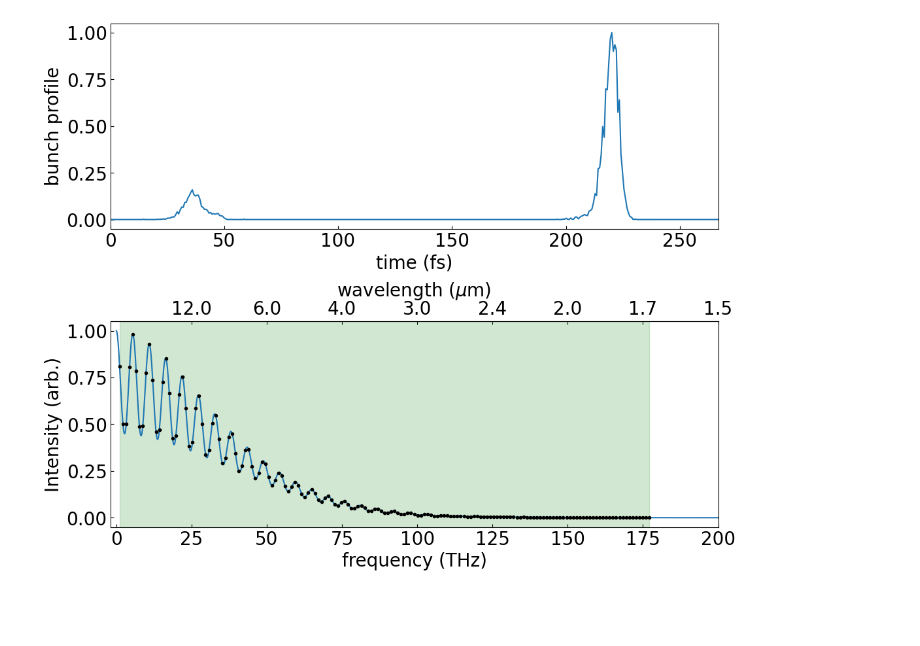
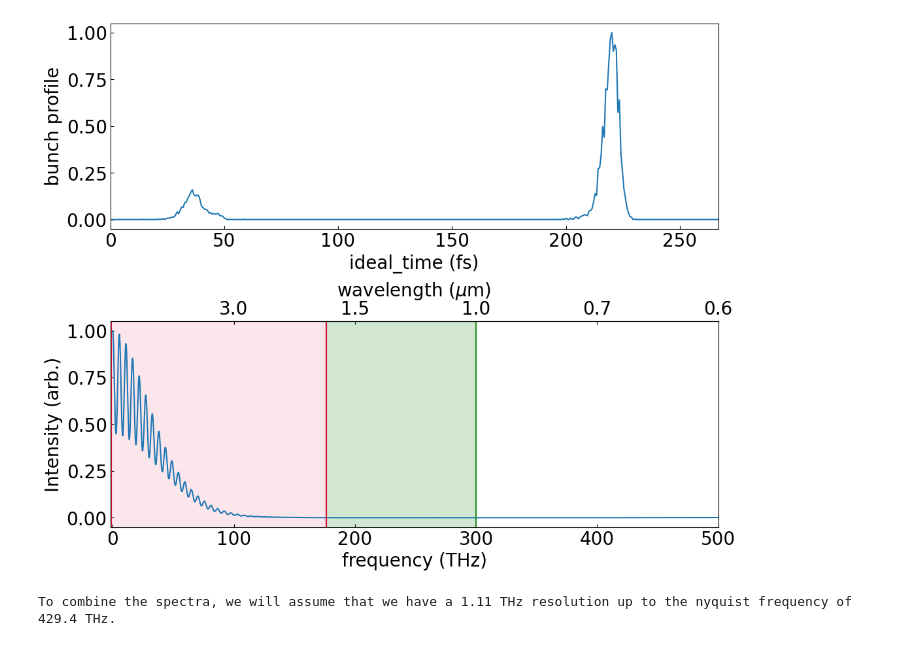
Before and after one commit to Jammi-Dodgers/THz-interferometry, a Jupyter notebook: interferometry/kramers_kronig.ipynb, the cells around one changed output. Drawn from its saved outputs; the diff is of its cells as text; code cells hidden in the pictures; blank space fills up the shorter version.

Commit message:
Improved KK and added interpolation between spectra

```diff
--- a/interferometry/kramers_kronig.ipynb
+++ b/interferometry/kramers_kronig.ipynb
@@ -80,18 +80,17 @@ number_of_samples = len(time)
 # %%
 padding = 10000 # number of samples to zero padd at the end of the bunch
 
-time = np.append(time, time[-1] +sampling_period*np.arange(padding))
-bunch_profile = np.append(bunch_profile, np.zeros(padding))
-new_number_of_samples = len(bunch_profile) # = number_of_samples +padding
+ideal_time = np.append(ideal_time, ideal_time[-1] +ideal_sampling_period*np.arange(padding))
+ideal_bunch = np.append(ideal_bunch, np.zeros(padding))
+padded_N = len(ideal_bunch) # = ideal_N +padding
 
-#time = np.append(sampling_period*np.arange(new_number_of_samples-2) -time[-1], time)
-#bunch_profile = np.append(np.zeros(new_number_of_samples -2), bunch_profile)
-#new_number_of_samples = len(bunch_profile)
+#ideal_time = np.append(ideal_sampling_period*np.arange(padded_N-2) -ideal_time[-1], ideal_time)
+#ideal_bunch = np.append(np.zeros(padded_N -2), ideal_bunch)
+#padded_N = len(ideal_bunch)
 # %%
-FT = np.fft.rfft(bunch_profile, norm= "forward")
-FT_freqs = np.fft.rfftfreq(new_number_of_samples, sampling_period)
+ideal_CFF = np.fft.rfft(ideal_bunch, norm= "forward")
+ideal_CFF /= np.max(ideal_CFF) #normalise to peak
+ideal_freqs = np.fft.rfftfreq(padded_N, ideal_sampling_period)
 
-FF = np.fft.rfft(bunch_profile, norm= "forward")
-FF = np.abs(FF)**2
-FF /= np.max(FF) #normalise to peak
-FF_freqs = np.fft.rfftfreq(new_number_of_samples, sampling_period)
+ideal_FF = np.abs(ideal_CFF)**2
+ideal_FF /= np.max(ideal_FF) #normalise to peak
@@ -101,18 +124,25 @@ mock_measurement = np.interp(mock_datapoints, FF_freqs, FF)
 # %%
 fig, axs = plt.subplots(2, 1, figsize= (12, 10), gridspec_kw= {"hspace": 0.45})
 
-axs[0].plot(time *1e15, bunch_profile)
-axs[0].set(xlabel= "time (fs)", ylabel= "bunch profile", xlim= (0, number_of_samples*sampling_period*1e15))
+axs[0].plot(ideal_time *1e15, ideal_bunch)
+axs[0].set(xlabel= "ideal_time (fs)", ylabel= "bunch profile", xlim= (0, ideal_N*ideal_sampling_period*1e15))
 
-axs[1].plot(FF_freqs *1e-12, FF)
-axs[1].plot(mock_datapoints *1e-12, mock_measurement, linestyle= "None", marker= ".", color= "k")
-axs[1].set(xlabel= "frequency (THz)", ylabel= "Intensity (arb.)", xlim= (-2, 200))
-axs[1].fill_betweenx([0,1], 2*[mock_datapoints.min() *1e-12], 2*[mock_datapoints.max() *1e-12], color= "forestgreen", alpha= 0.2, transform= axs[1].get_xaxis_transform())
+
+axs[1].plot(ideal_freqs *1e-12, ideal_FF)
+axs[1].set(xlabel= "frequency (THz)", ylabel= "Intensity (arb.)", xlim= (-2, 500))
+
+#axs[1].plot(cam1_freqs[1:] *1e-12, cam1_FF[1:], linestyle= "None", marker= ".", color= "forestgreen")
+axs[1].fill_betweenx([0,1], 2*[cam1_band[0]], 2*[cam1_band[1]], color= "forestgreen", alpha= 0.2, transform= axs[1].get_xaxis_transform(), label= "Xeva bandwidth")
+axs[1].vlines([cam1_band[0], cam1_band[1]], 0, 1, color= "forestgreen", transform= axs[1].get_xaxis_transform())
+
+#axs[1].plot(cam2_freqs[1:] *1e-12, cam2_FF[1:], linestyle= "None", marker= ".", color= "crimson")
+axs[1].fill_betweenx([0,1], 2*[cam2_band[0]], 2*[cam2_band[1]], color= "crimson", alpha= 0.1, transform= axs[1].get_xaxis_transform(), label= "PV320 bandwidth")
+axs[1].vlines([cam2_band[0], cam2_band[1]], 0, 1, color= "crimson", transform= axs[1].get_xaxis_transform())
 
 secax = axs[1].secondary_xaxis('top', functions=(recip, recip))
 secax.set(xlabel= "wavelength ($\mu$m)", xticks= recip(axs[1].get_xticks()[2:]))
 secax.xaxis.set_major_formatter(FuncFormatter(format_ticks))
 
 plt.show()
 # %% [output]
-[figure, old version]
+[figure, new version]
@@ -124 +149,29 @@ KK_phase = kramers_kronig(KK_freqs, np.sqrt(FF)) #retive phase using KK relation
+# %%
+########## INTERPOLATION AND COMBINING DATA ##################
+
+cam1_df = C / (2*sin_minutes(theta)*cam1_N*cam1_dx*1e-6)
+cam2_df = C / (2*sin_minutes(theta)*cam2_N*cam2_dx*1e-6)
+cam1_nyquist = C / (4*sin_minutes(theta)*cam1_dx*1e-6)
+cam2_nyquist = C / (4*sin_minutes(theta)*cam2_dx*1e-6)
+
+### Parameters for interpolated spectrum
+
+both_df = np.min([cam1_df, cam2_df])
+both_nyquist = np.max([cam1_nyquist, cam2_nyquist])
+print("To combine the spectra, we will assume that we have a {0:.2f} THz resolution up to the nyquist frequency of {1:.1f} THz.".format(both_df*1e-12, both_nyquist*1e-12))
+
+both_dt = 0.5/both_nyquist
+both_length = 1/both_df
+both_N = round(both_length/both_dt +1)
+both_time = np.arange(0, both_length +both_dt/2, both_dt)
+
+both_freqs = np.arange(0, both_nyquist +both_df/2, both_df)
+temp_f = np.concatenate([cam1_freqs[cam1_sensitivity_mask], cam2_freqs[cam2_sensitivity_mask]])
+temp_FF = np.concatenate([cam1_FF[cam1_sensitivity_mask], cam2_FF[cam2_sensitivity_mask]])
+_, sort = np.unique(temp_f, return_index= True)
+both_FF = np.interp(both_freqs, temp_f[sort], temp_FF[sort]) # NP.INTERP WILL ALSO EXTRAPOLATE. It does linear interpolation and nearest neighbor extrapolation.
+both_sensitivity_mask = np.logical_or(np.logical_and(cam1_band[0]*1e12 < both_freqs, both_freqs < cam1_band[1]*1e12),
+                                      np.logical_and(cam2_band[0]*1e12 < both_freqs, both_freqs < cam2_band[1]*1e12))
+# %% [output]
+To combine the spectra, we will assume that we have a 1.11 THz resolution up to the nyquist frequency of 429.4 THz.
 # %%
```
Also changed, not shown: parts of 10 cells of this notebook.
